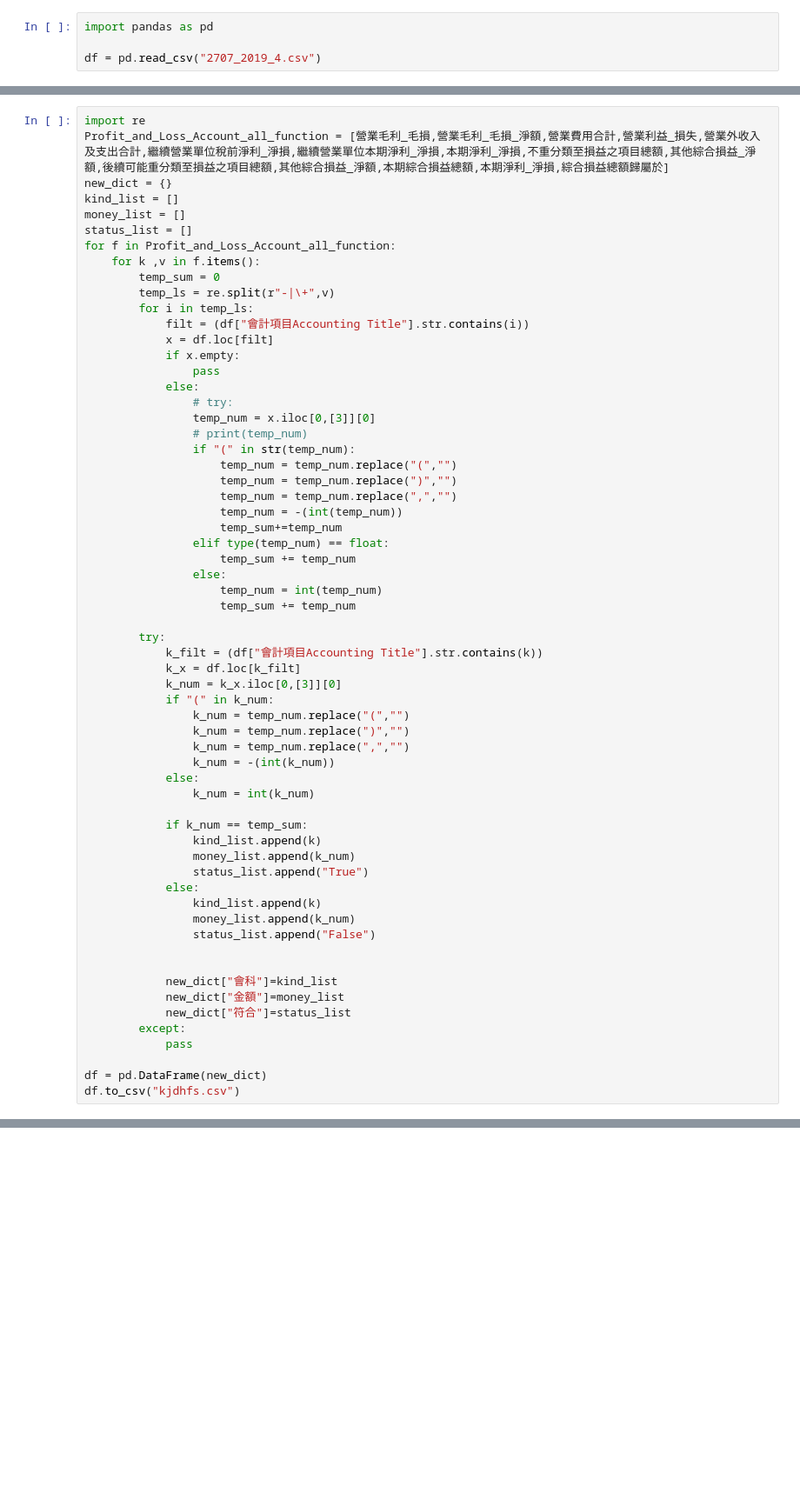
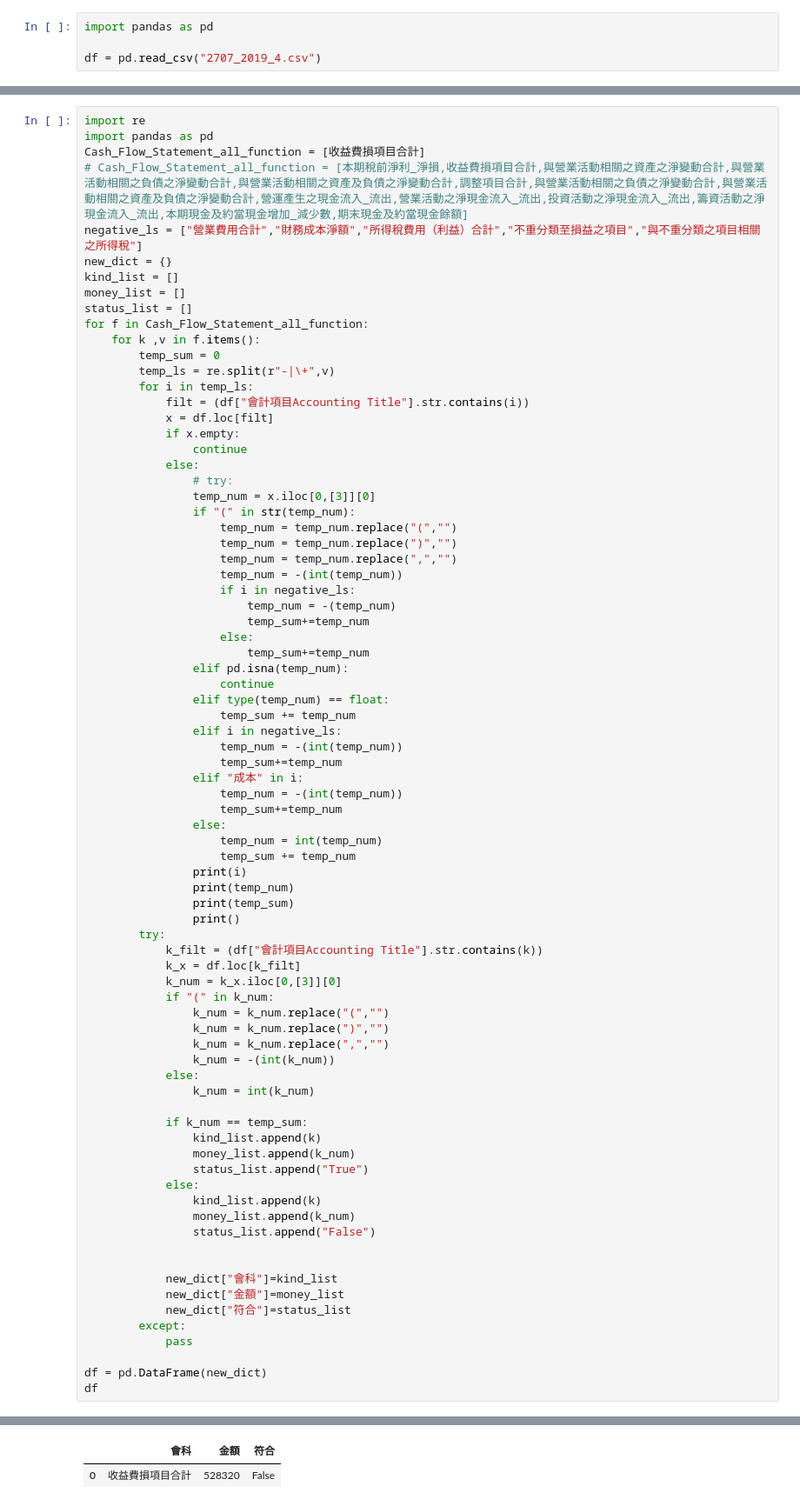
Before and after one commit to Terrywu0208/kpmg_project, a Jupyter notebook: python_code/help.ipynb, the cells around one changed output, grey strips where cells are left out. Shown at 87% size. Cells and saved outputs as stored; diff of their text form; blank space fills up the shorter version.

```diff
--- a/python_code/help.ipynb
+++ b/python_code/help.ipynb
@@ -35,11 +35,14 @@ df = pd.read_csv("2707_2019_4.csv")
 # %%
 import re
-Profit_and_Loss_Account_all_function = [營業毛利_毛損,營業毛利_毛損_淨額,營業費用合計,營業利益_損失,營業外收入及支出合計,繼續營業單位稅前淨利_淨損,繼續營業單位本期淨利_淨損,本期淨利_淨損,不重分類至損益之項目總額,其他綜合損益_淨額,後續可能重分類至損益之項目總額,其他綜合損益_淨額,本期綜合損益總額,本期淨利_淨損,綜合損益總額歸屬於]
+import pandas as pd
+Cash_Flow_Statement_all_function = [收益費損項目合計]
+# Cash_Flow_Statement_all_function = [本期稅前淨利_淨損,收益費損項目合計,與營業活動相關之資產之淨變動合計,與營業活動相關之負債之淨變動合計,與營業活動相關之資產及負債之淨變動合計,調整項目合計,與營業活動相關之負債之淨變動合計,與營業活動相關之資產及負債之淨變動合計,營運產生之現金流入_流出,營業活動之淨現金流入_流出,投資活動之淨現金流入_流出,籌資活動之淨現金流入_流出,本期現金及約當現金增加_減少數,期末現金及約當現金餘額]
+negative_ls = ["營業費用合計","財務成本淨額","所得稅費用（利益）合計","不重分類至損益之項目","與不重分類之項目相關之所得稅"]
 new_dict = {}
 kind_list = []
 money_list = []
 status_list = []
-for f in Profit_and_Loss_Account_all_function:
+for f in Cash_Flow_Statement_all_function:
     for k ,v in f.items():
         temp_sum = 0
         temp_ls = re.split(r"-|\+",v)
@@ -47,31 +50,45 @@ for f in Profit_and_Loss_Account_all_function:
             filt = (df["會計項目Accounting Title"].str.contains(i))
             x = df.loc[filt]
             if x.empty:
-                pass
+                continue
             else:
                 # try:
                 temp_num = x.iloc[0,[3]][0]
-                # print(temp_num)
                 if "(" in str(temp_num):
                     temp_num = temp_num.replace("(","")
                     temp_num = temp_num.replace(")","")
                     temp_num = temp_num.replace(",","")
                     temp_num = -(int(temp_num))
-                    temp_sum+=temp_num
+                    if i in negative_ls:
+                        temp_num = -(temp_num)
+                        temp_sum+=temp_num
+                    else:
+                        temp_sum+=temp_num
+                elif pd.isna(temp_num):
+                    continue
                 elif type(temp_num) == float:
                     temp_sum += temp_num
+                elif i in negative_ls:
+                    temp_num = -(int(temp_num))
+                    temp_sum+=temp_num
+                elif "成本" in i:
+                    temp_num = -(int(temp_num))
+                    temp_sum+=temp_num
                 else:
                     temp_num = int(temp_num)
                     temp_sum += temp_num
-
+                print(i)
+                print(temp_num)
+                print(temp_sum)
+                print()
         try:
             k_filt = (df["會計項目Accounting Title"].str.contains(k))
             k_x = df.loc[k_filt]
             k_num = k_x.iloc[0,[3]][0]
             if "(" in k_num:
-                k_num = temp_num.replace("(","")
-                k_num = temp_num.replace(")","")
-                k_num = temp_num.replace(",","")
+                k_num = k_num.replace("(","")
+                k_num = k_num.replace(")","")
+                k_num = k_num.replace(",","")
                 k_num = -(int(k_num))
             else:
                 k_num = int(k_num)
@@ -93,4 +110,5 @@ for f in Profit_and_Loss_Account_all_function:
             pass
 
 df = pd.DataFrame(new_dict)
-df.to_csv("kjdhfs.csv")
+df
+# %% [output]
@@ -96,0 +132,2 @@ df.to_csv("kjdhfs.csv")
+|  | 會科 | 金額 | 符合 |
+| 0 | 收益費損項目合計 | 528320 | False |
```
Also changed, not shown: parts of 5 cells of this notebook, 11 other files.
